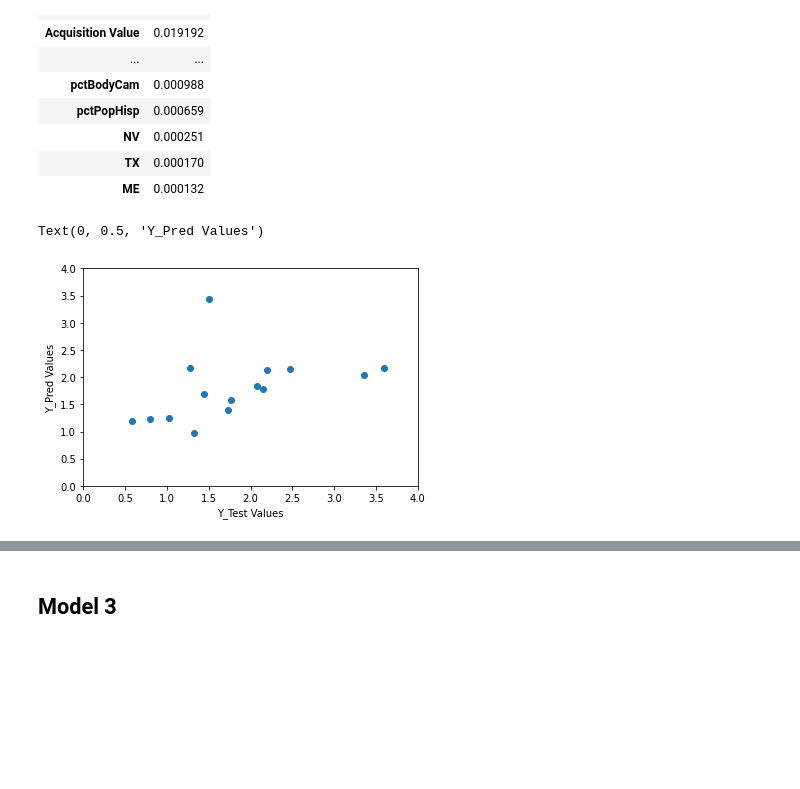
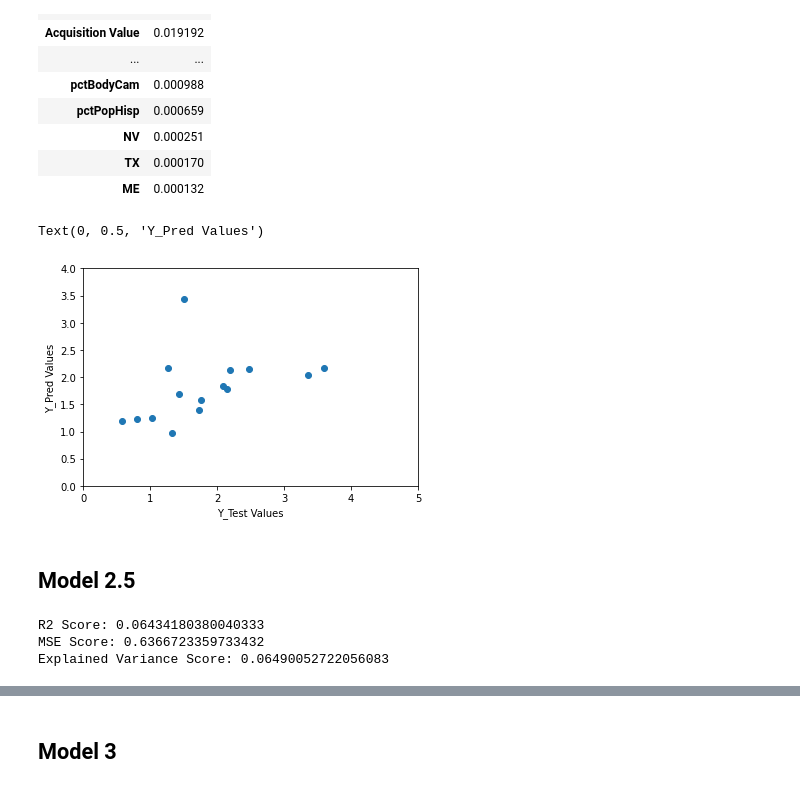
Before and after one commit to rayruzzo/Capstone-2, a Jupyter notebook: Modeling.ipynb, the cells around one changed output, grey strips where cells are left out. Saved outputs shown, nothing was run; the diff lists cells and outputs as text; code cells hidden in the pictures; blank space fills up the shorter version.

```diff
--- a/Modeling.ipynb
+++ b/Modeling.ipynb
@@ -175,10 +155,12 @@ features[features[0]>0].sort_values(by=0, ascending=False)
 | ME | 0.000132 |
 # %%
 plt.scatter(x=y_test, y=y_pred4)
-plt.xlim(0,4)
+plt.xlim(0,5)
 plt.ylim(0,4)
 plt.xlabel('Y_Test Values')
 plt.ylabel('Y_Pred Values')
 # %% [output]
 Text(0, 0.5, 'Y_Pred Values')
-[figure, old version]
+[figure, new version]
+# %% [markdown]
+## Model 2.5
@@ -184,0 +180,8 @@ Text(0, 0.5, 'Y_Pred Values')
+# %%
+print("R2 Score: " + str(r2_score(y2_test, y2_pred)))
+print("MSE Score: " + str(mean_squared_error(y2_test,y2_pred)))
+print("Explained Variance Score: " + str(explained_variance_score(y2_test,y2_pred)))
+# %% [output]
+R2 Score: 0.06434180380040333
+MSE Score: 0.6366723359733432
+Explained Variance Score: 0.06490052722056083
```
Also changed, not shown: parts of 18 cells of this notebook.
